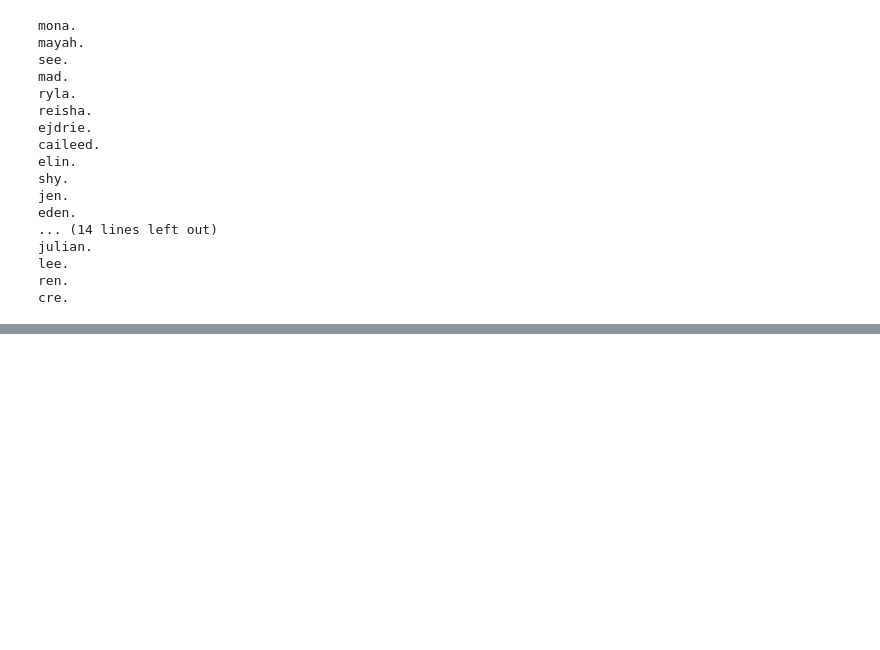
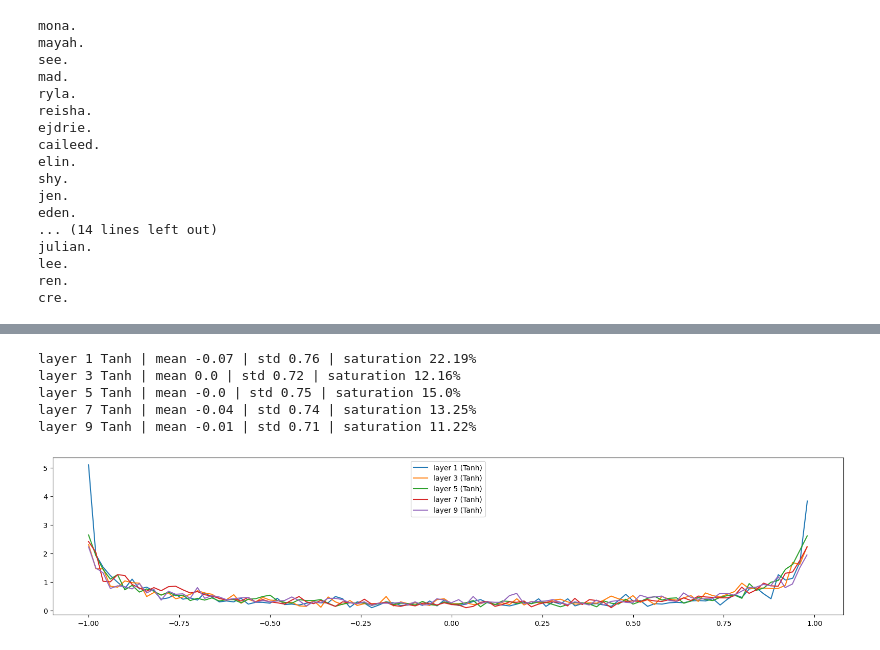
Before and after one commit to cweill/makemore, a Jupyter notebook: build_makemore_mlp2.ipynb, the cells around one changed output, grey strips where cells are left out. Drawn from its saved outputs; the diff is of its cells as text; code cells hidden in the pictures; blank space fills up the shorter version.

```diff
--- a/build_makemore_mlp2.ipynb
+++ b/build_makemore_mlp2.ipynb
@@ -271,0 +418,31 @@ cre.
+# %%
+# visualize histograms
+plt.figure(figsize=(20, 4))
+legends = []
+for i, layer in enumerate(layers[:-1]):
+    if isinstance(layer, Tanh):
+        t = layer.out
+        print(
+            "layer",
+            i,
+            layer.__class__.__name__,
+            "| mean",
+            round(t.mean().item(), 2),
+            "| std",
+            round(t.std().item(), 2),
+            "| saturation",
+            f"{round((t.abs() > 0.97).float().mean().item() * 100, 2)}%",
+        )
+        hy, hx = torch.histogram(t, density=True)
+        plt.plot(hx[:-1].detach().cpu().numpy(), hy.detach().cpu().numpy())
+        legends.append(f"layer {i} ({layer.__class__.__name__})")
+
+plt.legend(legends)
+plt.show("activation distribution")
+# %% [output]
+layer 1 Tanh | mean -0.07 | std 0.76 | saturation 22.19%
+layer 3 Tanh | mean 0.0 | std 0.72 | saturation 12.16%
+layer 5 Tanh | mean -0.0 | std 0.75 | saturation 15.0%
+layer 7 Tanh | mean -0.04 | std 0.74 | saturation 13.25%
+layer 9 Tanh | mean -0.01 | std 0.71 | saturation 11.22%
+[figure, added]
```
Also changed, not shown: parts of 5 cells of this notebook.
